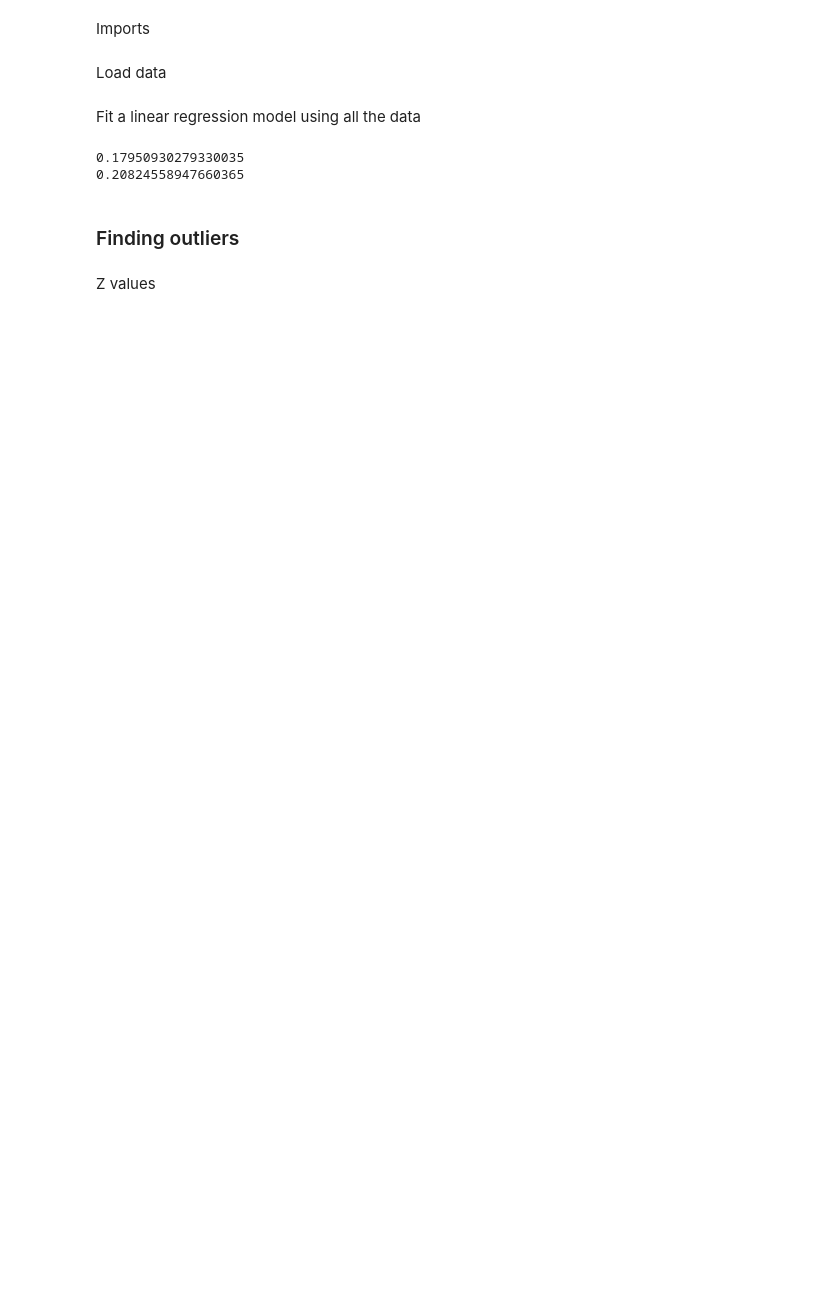
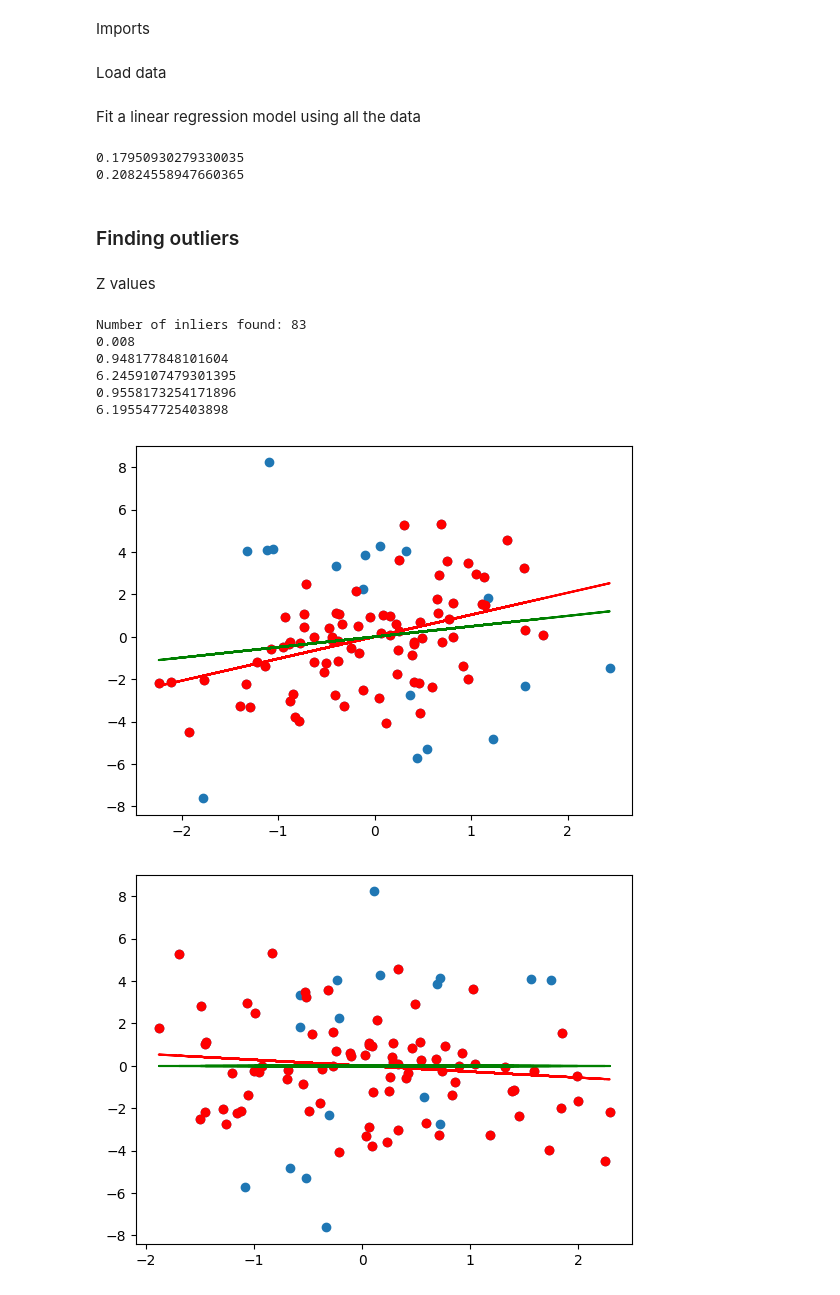
Before and after one commit to DuarteCerdeira/ML_Project, a Jupyter notebook: Regression2.ipynb, the cells around one changed output. Drawn from its saved outputs; the diff is of its cells as text; code cells hidden in the pictures; blank space fills up the shorter version.

```diff
--- a/Regression2.ipynb
+++ b/Regression2.ipynb
@@ -6,5 +6,8 @@ from sklearn.linear_model import LassoCV, RANSACRegressor
 from sklearn.model_selection import cross_val_score, train_test_split
 import matplotlib.pyplot as plt
+# %%
+def sum_squared_errors(estimator, X, y):
+    return np.sum((np.reshape(estimator.predict(X), (y.shape)) - y) ** 2)
 # %% [markdown]
 Load data
 # %%
@@ -41,0 +43,32 @@ ransac = RANSACRegressor().fit(data_x, data_y.ravel())
+# %%
+ransac = RANSACRegressor().fit(data_x, data_y.ravel())
+
+cv_score = cross_val_score(ransac, data_x[ransac.inlier_mask_], data_y.ravel()[ransac.inlier_mask_], cv=folds)
+
+print("Number of inliers found: %d" % ransac.inlier_mask_.sum())
+
+model = LassoCV(cv=folds, alphas=np.arange(0.001, 1, 0.001)).fit(data_x[ransac.inlier_mask_], data_y.ravel()[ransac.inlier_mask_])
+
+print(model.alpha_)
+print(cross_val_score(model, data_x[ransac.inlier_mask_], data_y.ravel()[ransac.inlier_mask_], cv=folds).mean())
+print(sum_squared_errors(model, data_x[ransac.inlier_mask_], data_y.ravel()[ransac.inlier_mask_]))
+
+print(cv_score.mean())
+print(sum_squared_errors(ransac, data_x[ransac.inlier_mask_], data_y.ravel()[ransac.inlier_mask_]))
+
+for feature in range(10):
+    plt.figure(feature)
+    plt.scatter(data_x[:,feature], data_y)
+    plt.scatter(data_x[ransac.inlier_mask_, feature], data_y[ransac.inlier_mask_], color='red')
+    plt.plot(data_x[:, feature], data_x[:, feature] * ransac.estimator_.coef_[feature], color='red')
+    plt.plot(data_x[:, feature], data_x[:, feature] * lasso.coef_[feature], color='green')
+    plt.show()
+# %% [output]
+Number of inliers found: 83
+0.008
+0.948177848101604
+6.2459107479301395
+0.9558173254171896
+6.195547725403898
+[figure, added]
+[figure, added]
```
Also changed, not shown: parts of 3 cells of this notebook.
